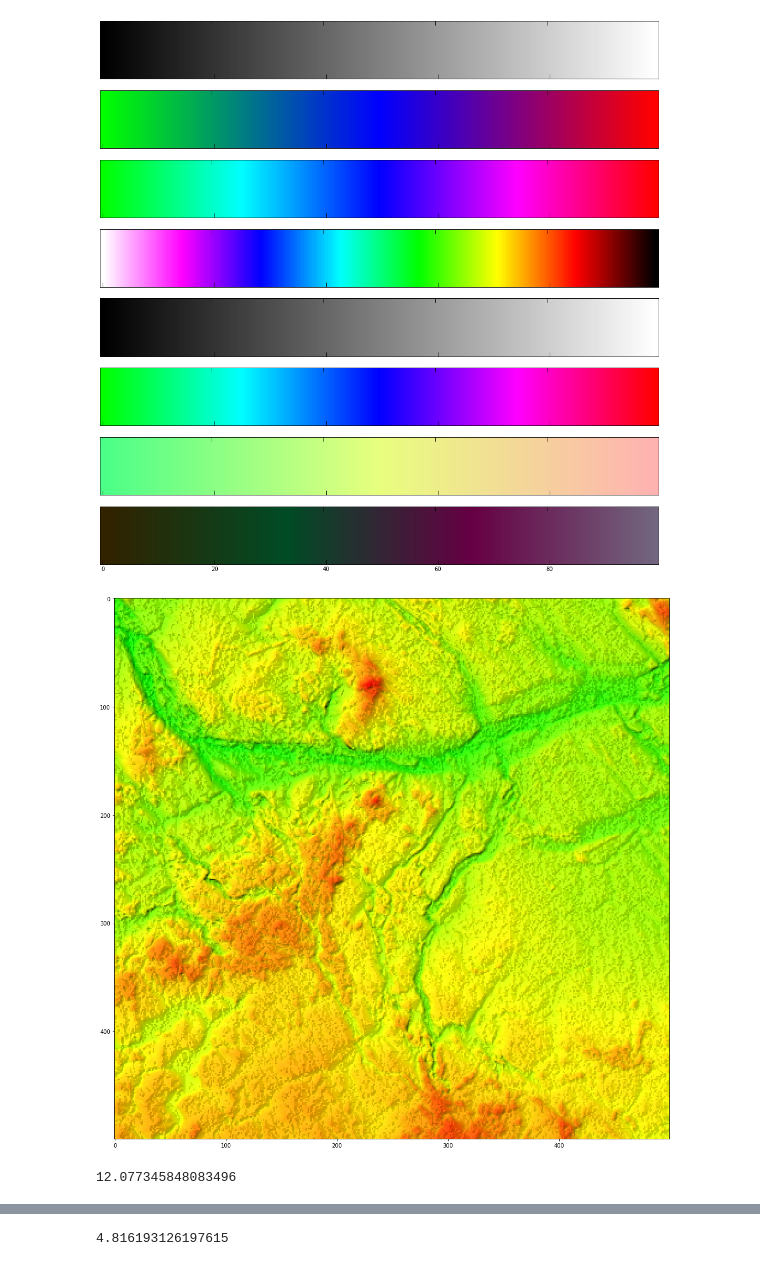
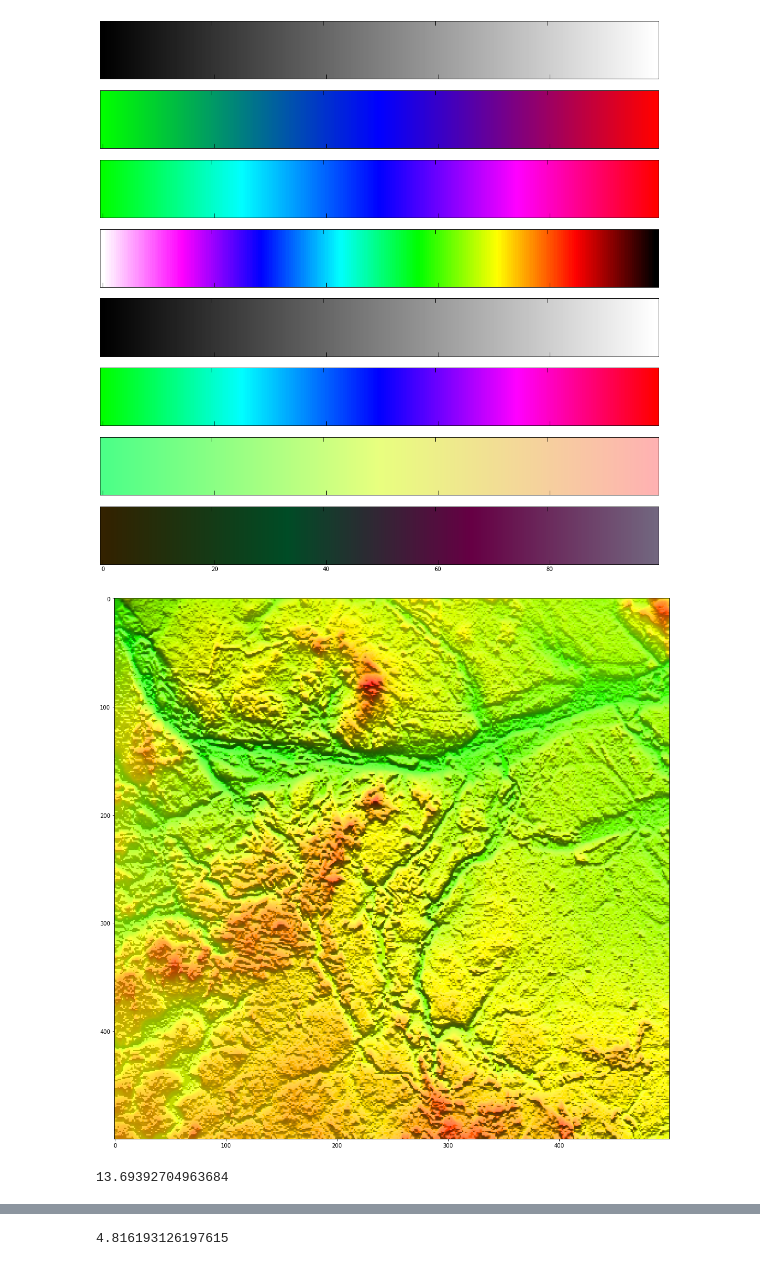
Before and after one commit to JonothorDarry/Smieci_na_KCK, a Jupyter notebook: kolorowe_smieci.ipynb, the cells around one changed output, grey strips where cells are left out. Saved outputs shown, nothing was run; the diff lists cells and outputs as text; code cells hidden in the pictures.

```diff
--- a/kolorowe_smieci.ipynb
+++ b/kolorowe_smieci.ipynb
@@ -114,76 +116,83 @@ def rgb2hsv(r, g, b):
     return (h, s, v)
 
 def cosa(a, b):
-    return ((a[0]*b[0]+a[1]*b[1])/(math.sqrt(a[0]*a[0]+a[1]*a[1])*math.sqrt(b[0]*b[0]+b[1]*b[1])))
+    return ((a[0]*b[0]+a[1]*b[1]+a[2]*b[2])/(math.sqrt(a[0]*a[0]+a[1]*a[1]+a[2]*a[2])*math.sqrt(b[0]*b[0]+b[1]*b[1]+b[2]*b[2])))
 
 t1=time.time()
 
 fig, ax=plt.subplots(1, 1, figsize=(18,18))
 
 
-sunh=1000000
-sunx, suny=-1000000, -1000000
+sunh=100000
+sunx, suny=-1000000, 1000000
 
 s=np.fromfile(r'/home/sebastian/Downloads/big.dem', sep=" ")
 n, m, f=int(s[0]), int(s[1]), s[2]/100
 s=s[3:]
 
 s2=s.copy().reshape((n, m))
 
 s=s-s.min()
 s=s/s.max()
 
 cd=list_to_dict(['#00FF00', '#FFFF00', '#FF0000'])
 z=matplotlib.colors.LinearSegmentedColormap(name='Kappa', segmentdata=cd)
 vv=np.asarray([z(x) for x in list(s)])
 s=np.reshape(vv, (n, m, 4))
 s=s[:,:,:3]
 shade=s*0
 
 def sgn(x):
     return (1 if (x>0) else (0 if(x==0) else -1))
 
-for i in range(len(s)):
-    for j in range(len(s[0])):
-        for ij in range(2):
+for i in range(len(s2)):
+    for j in range(len(s2[0])):
 
-            h1=s2[i,j]
-
-            if (ij==0 and i>0):
-                h2=s2[i-1,j]
-            elif (ij==1 and j>0):
-                h2=s2[i,j-1]
-            else:
-                continue
-
-            a=(h2-h1)/f
-            if (a!=0):
-                a1=-1/a
-            else:
-                a1=1000000000
-
-            h2=sunh
-            if (ij==0):
-                h1=(s2[i-1,j]+s2[i,j])/2
-                a=(h2-h1)/(sunx-i*f)
-            else:
-                h1=(s2[i,j-1]+s2[i,j])/2
-                a=(h2-h1)/(suny-j*f)
-
-            cl=rgb2hsv(*s[i,j])
-            cs=cosa([1, a], [1, a1])
+        x0, y0, h0=f*i, f*j, s2[i,j] #Point shaded/not shaded
+        vsx, vsy, vsh=sunx-f*i, suny-f*j, sunh-s2[i,j]
+        if (vsx<0 and i>0):
+            x1, y1, h1=f*(i-1), f*j, s2[i-1,j]
+        elif(vsx<0):
+            x1, y1, h1=f*(i-1), f*j, s2[i,j]
+        elif(vsx>0 and i<len(s2)-1):
+            x1, y1, h1=f*(i+1), f*j, s2[i+1,j]
+        else:
+            x1, y1, h1=f*(i+1), f*j, s2[i,j]
 
 
-            sv=min(max(0, cl[1]+10*cs**15), 1)
-            sg=min(max(0, cl[2]-9*cs**13), 1)
+        if (vsy<0 and j>0):
+            x2, y2, h2=f*i, f*(j-1), s2[i,j-1]
+        elif(vsy<0):
+            x2, y2, h2=f*i, f*(j-1), s2[i,j]
+        elif(vsy>0 and j<len(s2[0])-1):
+            x2, y2, h2=f*i, f*(j+1), s2[i,j+1]
+        else:
+            x2, y2, h2=f*i, f*(j+1), s2[i,j]
 
-            s[i,j]=np.asarray(hsv2rgb(cl[0], sv, sg))/255
+        v1=np.array([[x0, y0, 1], [x1, y1, 1], [x2, y2, 0]])
+        v2=np.array([h0, h1, h2])
+        v3=np.linalg.solve(v1, v2)
+
+        pnt=[(x0+x1+x2)/3, (y0+y1+y2)/3, 0]
+        pnt[2]=v3[0]*pnt[0]+v3[1]*pnt[1]+v3[2]
+
+        vs=(vsx, vsy, vsh)
+        cs=cosa((v3[0], v3[1], -0.01), vs)
+        cl=rgb2hsv(*s[i,j])
+
+        sv=min(max(0, cl[1]+0.3*cs), 1)
+        sg=min(max(0, cl[2]-0.7*cs**3), 1)
+
+        #if (i>400 and j>400):
+        #    print(v3, vs, cs)
+
+        s[i,j]=np.asarray(hsv2rgb(cl[0], sv, sg))/255
 
 
 ax.imshow(s, aspect='auto')
 plt.show()
 t2=time.time()
 print(t2-t1)
 # %% [output]
-[figure, old version]
+[figure, new version]
-12.077345848083496
+13.69392704963684
```
Also changed, not shown: parts of 5 cells of this notebook.
